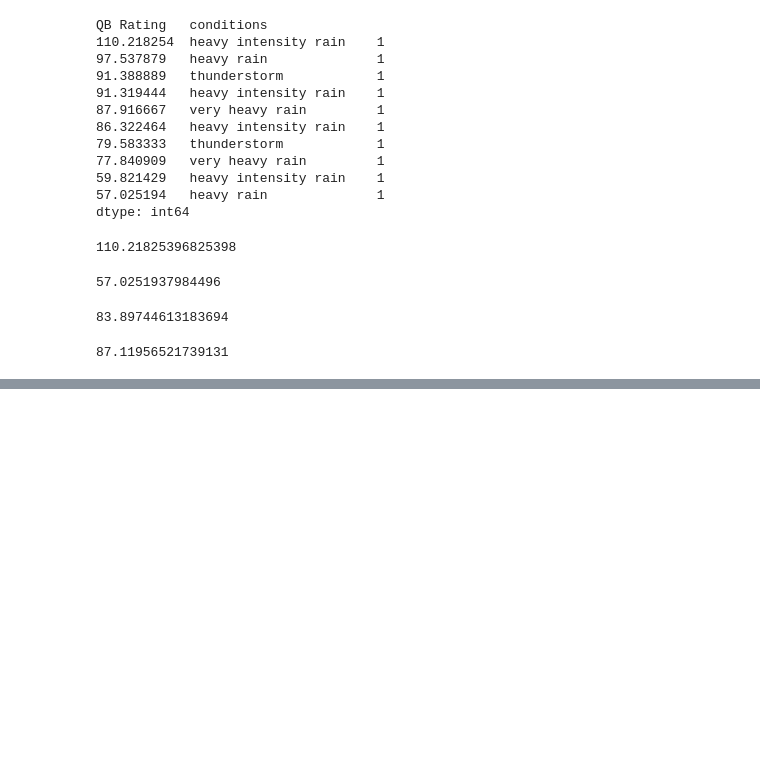
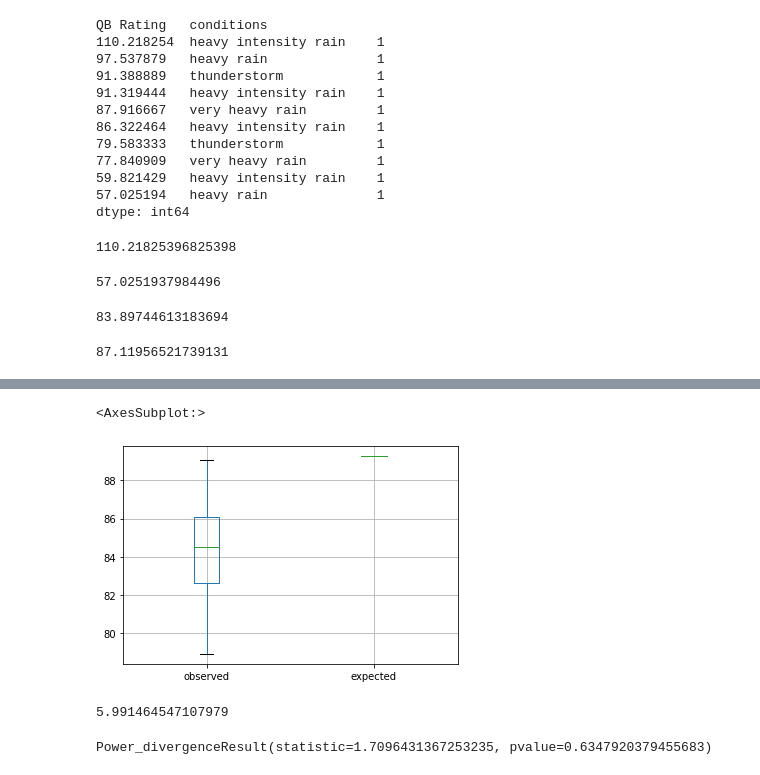
Before and after one commit to nblaul/Project-1, a Jupyter notebook: Project1-Jennifergraphs.ipynb, the cells around one changed output, grey strips where cells are left out. Cells and saved outputs as stored; diff of their text form; code cells hidden in the pictures; blank space fills up the shorter version.

```diff
--- a/Project1-Jennifergraphs.ipynb
+++ b/Project1-Jennifergraphs.ipynb
@@ -371,0 +315,14 @@ plt.show()
+# %%
+QB_means=pd.Series([QB_highwinds_mean, QB_heavyrain_mean,QB_hightemp_mean, QB_lowtemp_mean],\
+                   index=["high wind", "heavy rain", "high temp", "low temp"])
+# %%
+#for chi-sq
+comparison_df=pd.DataFrame([QB_means]).T
+# %%
+#for chi-sq
+comparison_df[1]=QB_overall_mean
+# %%
+#for chi-sq
+comparison_df.columns=["observed", "expected"]
+
+comparison_df
@@ -371,0 +335,15 @@ plt.show()
+# %%
+comparison_df.boxplot()
+# %% [output]
+<AxesSubplot:>
+[figure, added]
+# %%
+critical_value = sts.chi2.ppf(q = 0.95, df = 2)
+critical_value
+# %% [output]
+5.991464547107979
+# %%
+sts.chisquare(comparison_df['observed'],comparison_df['expected'])
+#compare statistic to critical value...what does it mean?
+# %% [output]
+Power_divergenceResult(statistic=1.7096431367253235, pvalue=0.6347920379455683)
```
Also changed, not shown: parts of 110 cells of this notebook.
